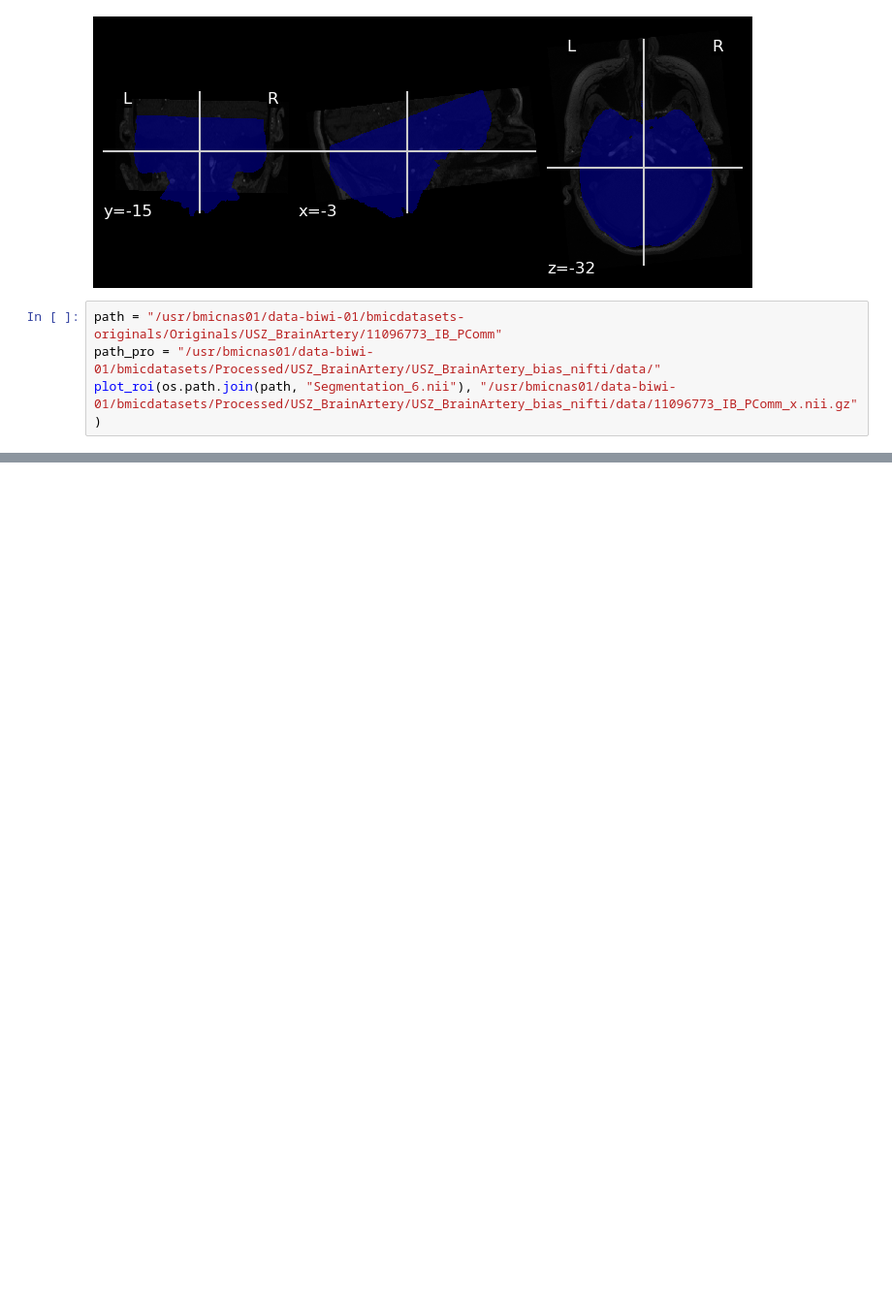
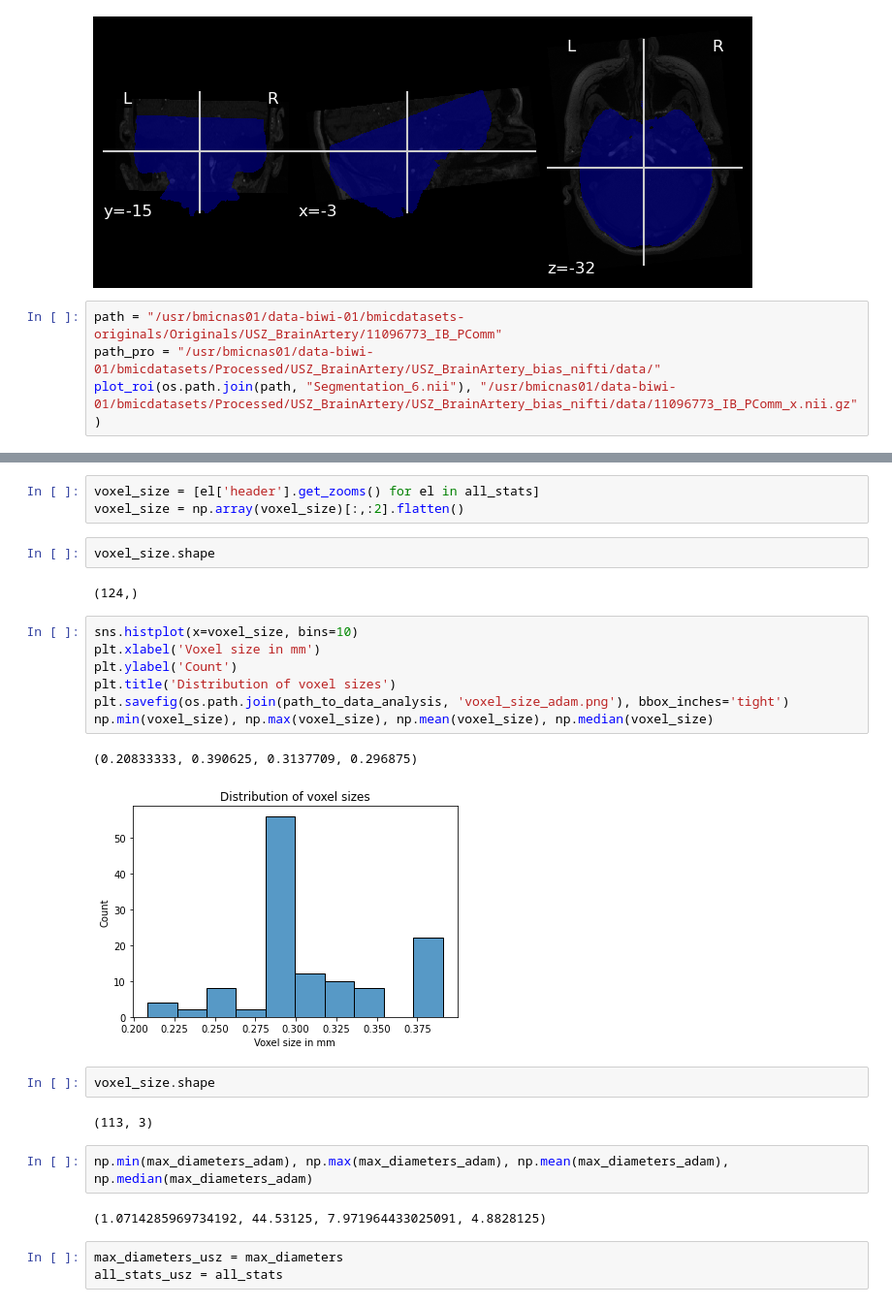
Before and after one commit to larshaupt/AneurysmSegmentation, a Jupyter notebook: preprocessing/data_preprocessing.ipynb, the cells around one changed output, grey strips where cells are left out. Shown at 97% size. Drawn from its saved outputs; the diff is of its cells as text; blank space fills up the shorter version.

```diff
--- a/preprocessing/data_preprocessing.ipynb
+++ b/preprocessing/data_preprocessing.ipynb
@@ -1338,0 +1566,28 @@ plot_roi(os.path.join(path, "Segmentation_6.nii"), "/usr/bmicnas01/data-biwi-01/
+# %%
+voxel_size = [el['header'].get_zooms() for el in all_stats]
+voxel_size = np.array(voxel_size)[:,:2].flatten()
+# %%
+voxel_size.shape
+# %% [output]
+(124,)
+# %%
+sns.histplot(x=voxel_size, bins=10)
+plt.xlabel('Voxel size in mm')
+plt.ylabel('Count')
+plt.title('Distribution of voxel sizes')
+plt.savefig(os.path.join(path_to_data_analysis, 'voxel_size_adam.png'), bbox_inches='tight')
+np.min(voxel_size), np.max(voxel_size), np.mean(voxel_size), np.median(voxel_size)
+# %% [output]
+(0.20833333, 0.390625, 0.3137709, 0.296875)
+[figure, added]
+# %%
+voxel_size.shape
+# %% [output]
+(113, 3)
+# %%
+np.min(max_diameters_adam), np.max(max_diameters_adam), np.mean(max_diameters_adam), np.median(max_diameters_adam)
+# %% [output]
+(1.0714285969734192, 44.53125, 7.971964433025091, 4.8828125)
+# %%
+max_diameters_usz = max_diameters
+all_stats_usz = all_stats
```
Also changed, not shown: parts of 31 cells of this notebook, 17 other files.
